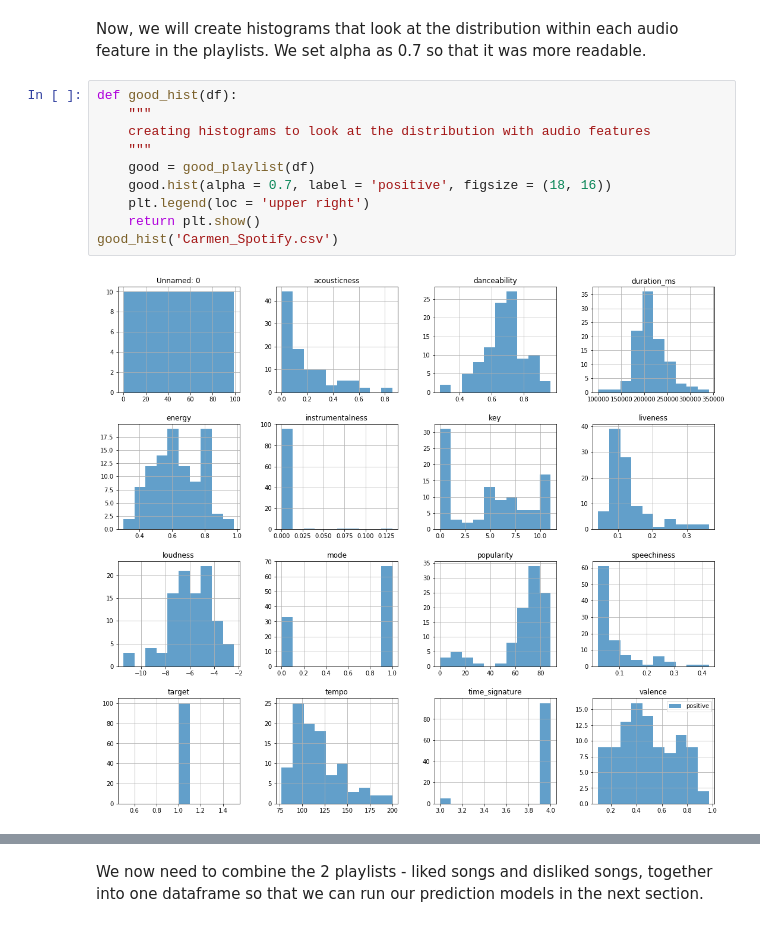
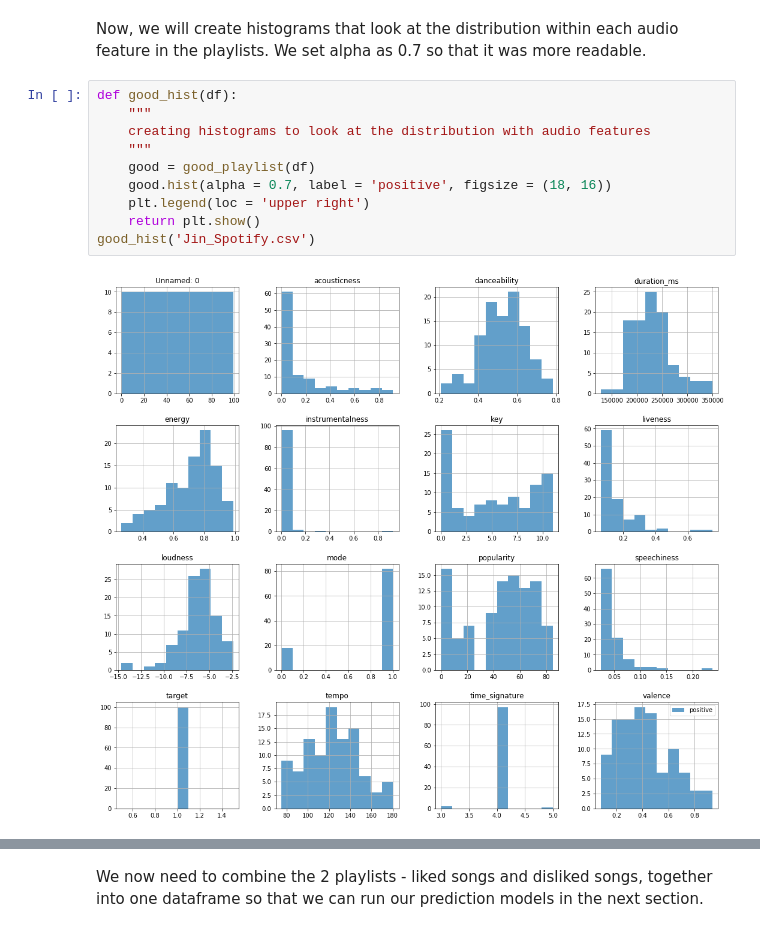
Before and after one commit to btjoajadi/Final_Python_Project, a Jupyter notebook: Spotify_Prediction.ipynb, the cells around one changed output, grey strips where cells are left out. Saved outputs shown, nothing was run; the diff lists cells and outputs as text.

```diff
--- a/Spotify_Prediction.ipynb
+++ b/Spotify_Prediction.ipynb
@@ -197,15 +199,15 @@ Now, we will create histograms that look at the distribution within each audio f
 # %%
 def good_hist(df):
     """
     creating histograms to look at the distribution with audio features
     """
     good = good_playlist(df)
     good.hist(alpha = 0.7, label = 'positive', figsize = (18, 16))
     plt.legend(loc = 'upper right')
     return plt.show()
-good_hist('Carmen_Spotify.csv')
+good_hist('Jin_Spotify.csv')
 # %% [output]
-[figure, old version]
+[figure, new version]
 # %%
 def bad_hist(df):
     bad = bad_playlist(df)
```
Also changed, not shown: parts of 16 cells of this notebook.
